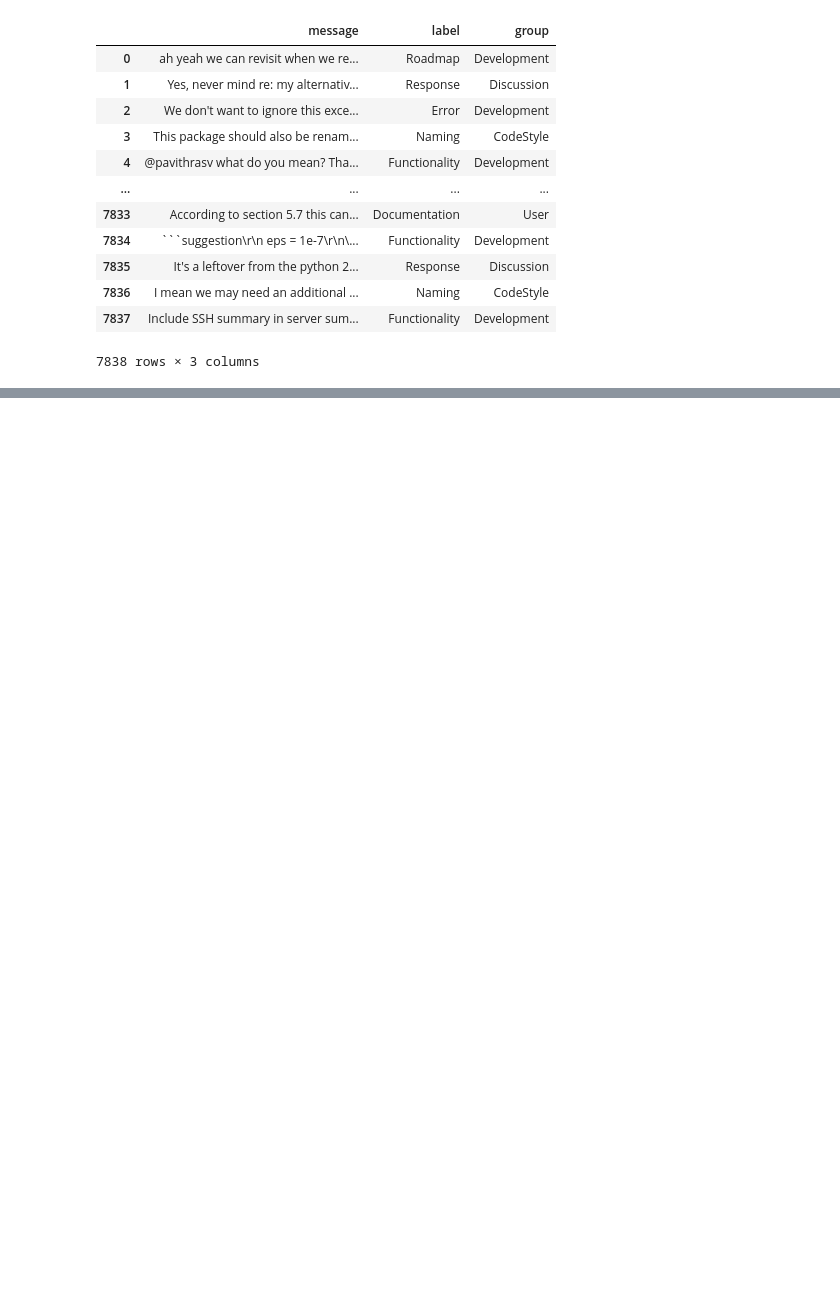
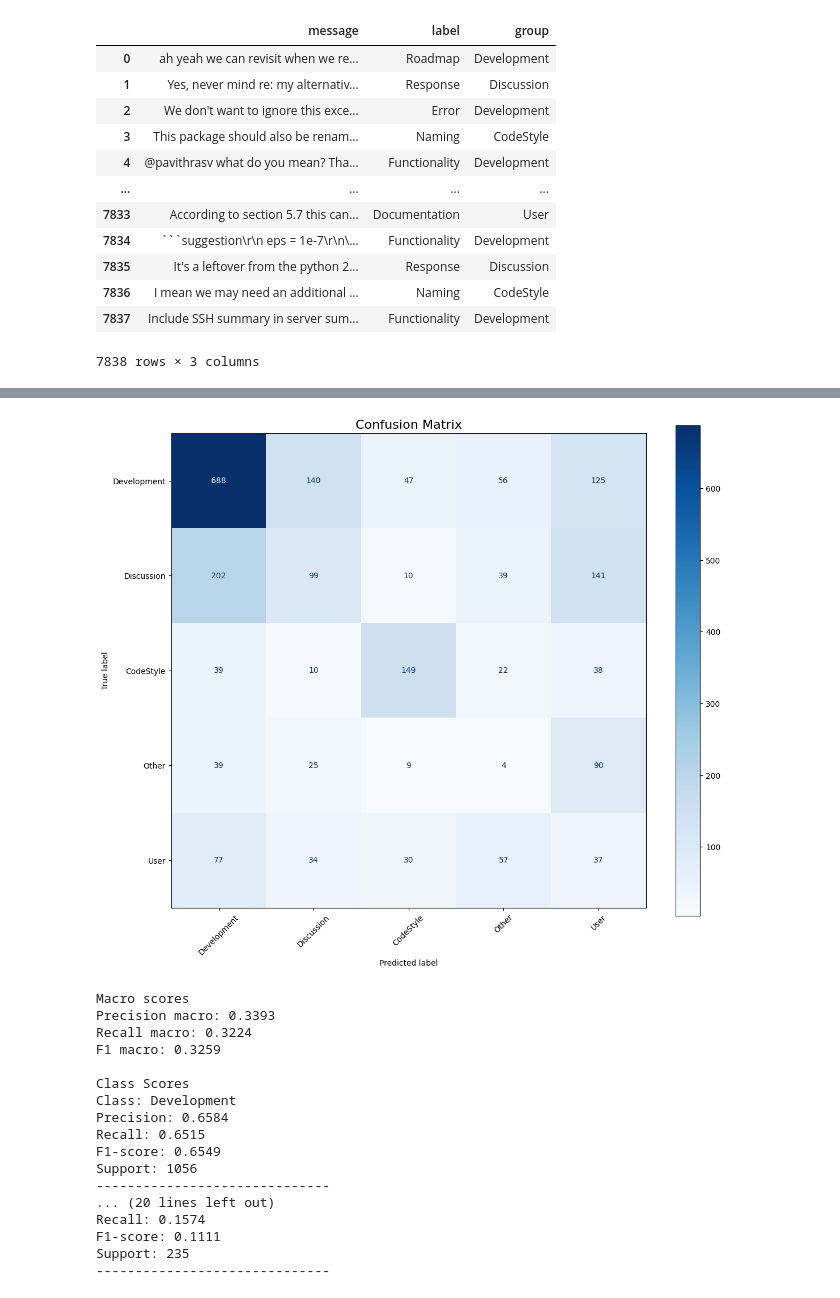
Before and after one commit to JLiOngit/Data2Laws---NLI-classification, a Jupyter notebook: notebook.ipynb, the cells around one changed output, grey strips where cells are left out. Drawn from its saved outputs; the diff is of its cells as text; code cells hidden in the pictures; blank space fills up the shorter version.

Commit message:
zero shot classification results

```diff
--- a/notebook.ipynb
+++ b/notebook.ipynb
@@ -33,0 +53,30 @@ plot_metrics(final_test_df, label_name)
+# %%
+model_name = 'MoritzLaurer/deberta-v3-large-zeroshot-v1.1-all-33'
+batch_size = 32
+label_verbalization = True
+multi_prediction = False
+label_name = 'group'
+
+zero_shot_classifier = ZeroShotClassifier(model_name, batch_size, multi_prediction=multi_prediction)
+final_test_df = zero_shot_classifier.classification(test_df, label_name=label_name, label_verbalization=label_verbalization)
+
+plot_metrics(final_test_df, label_name)
+# %% [output]
+[figure, added]
+Macro scores
+Precision macro: 0.3393
+Recall macro: 0.3224
+F1 macro: 0.3259
+
+Class Scores
+Class: Development
+Precision: 0.6584
+Recall: 0.6515
+F1-score: 0.6549
+Support: 1056
+------------------------------
+... (20 lines left out)
+Recall: 0.1574
+F1-score: 0.1111
+Support: 235
+------------------------------
```
Also changed, not shown: parts of 2 cells of this notebook, 4 other files.
